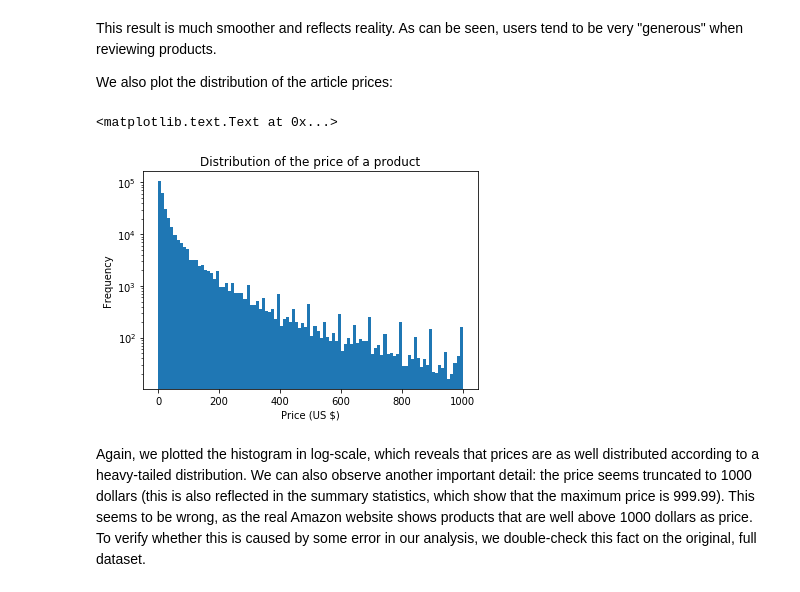
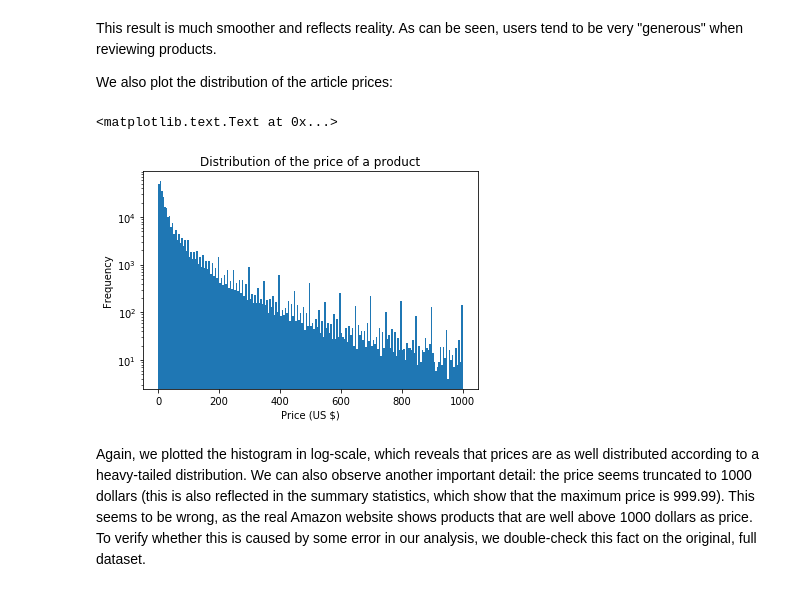
Before and after one commit to tarmeens/ada-homework, a Jupyter notebook: project/Milestone2.ipynb, the cells around one changed output. Saved outputs shown, nothing was run; the diff lists cells and outputs as text; code cells hidden in the pictures.

```diff
--- a/project/Milestone2.ipynb
+++ b/project/Milestone2.ipynb
@@ -381,11 +387,11 @@ This result is much smoother and reflects reality. As can be seen, users tend to
 
 We also plot the distribution of the article prices:
 # %%
-df['price'].plot.hist(bins=100, log=True, title='Distribution of the price of a product')
+df['price'].plot.hist(bins=200, log=True, title='Distribution of the price of a product')
 plt.xlabel('Price (US $)')
 # %% [output]
 <matplotlib.text.Text at 0x...>
-[figure, old version]
+[figure, new version]
 # %% [markdown]
 Again, we plotted the histogram in log-scale, which reveals that prices are as well distributed according to a heavy-tailed distribution. We can also observe another important detail: the price seems truncated to 1000 dollars (this is also reflected in the summary statistics, which show that the maximum price is 999.99). This seems to be wrong, as the real Amazon website shows products that are well above 1000 dollars as price.
 To verify whether this is caused by some error in our analysis, we double-check this fact on the original, full dataset.
```
Also changed, not shown: parts of 25 cells of this notebook, 1 other file.
